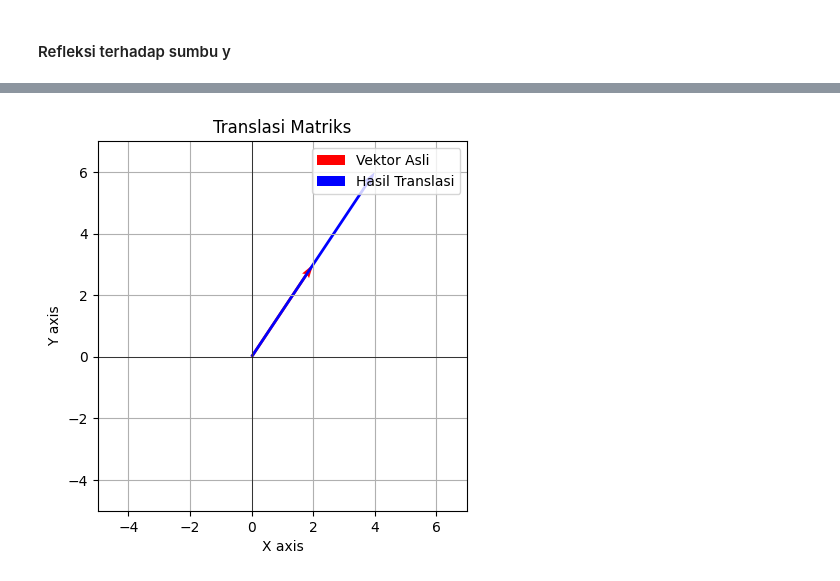
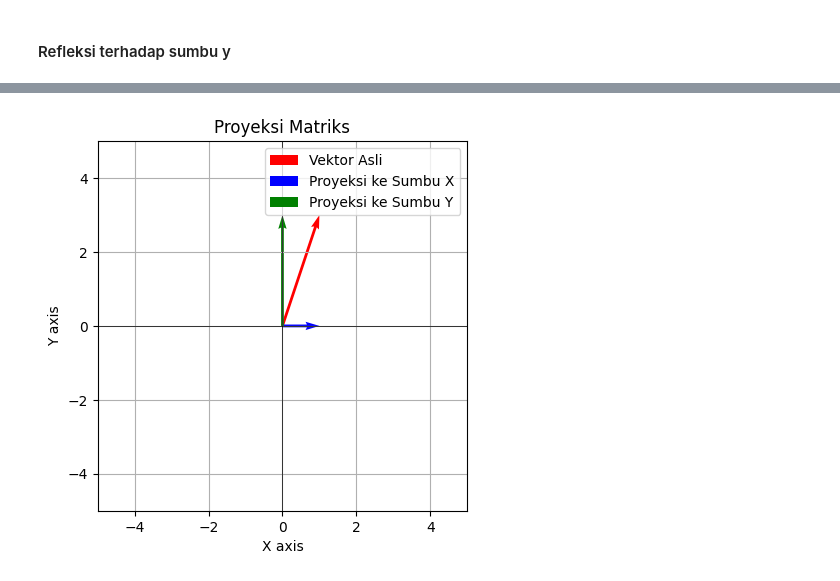
Before and after one commit to YasminAzzahra186/alin, a Jupyter notebook: _sources/Transformasi.ipynb, the cells around one changed output, grey strips where cells are left out. Cells and saved outputs as stored; diff of their text form; code cells hidden in the pictures.

```diff
--- a/_sources/Transformasi.ipynb
+++ b/_sources/Transformasi.ipynb
@@ -415,33 +565,42 @@ $$
 # %%
 import numpy as np
 import matplotlib.pyplot as plt
 
-# Matriks translasi
-translation_matrix = np.array([[1, 0, 2], [0, 1, 3], [0, 0, 1]])  # Translasi sebesar (2, 3)
+# Matriks proyeksi ke sumbu x
+Px = np.array([[1, 0], [0, 0]])
 
-# Vektor asli (ditambahkan dimensi ke-3 untuk koordinat homogen)
-original_vector_homogeneous = np.array([2, 3, 1])
+# Matriks proyeksi ke sumbu y
+Py = np.array([[0, 0], [0, 1]])
 
-# Menerapkan translasi menggunakan matriks
-translated_vector_homogeneous = np.dot(translation_matrix, original_vector_homogeneous)
+# Vektor asli
+original_vector = np.array([1, 3])
 
-# Ambil hasil translasi dari koordinat homogen dan hilangkan dimensi ke-3
-translated_vector = translated_vector_homogeneous[:2]
+# Menghitung hasil proyeksi ke sumbu x dan sumbu y
+projected_vector_x = np.dot(Px, original_vector)
+projected_vector_y = np.dot(Py, original_vector)
 
-# Plot vektor asli dan hasil translasi
+# Plot vektor asli dan hasil proyeksi
 plt.figure()
+
+# Vektor asli
 plt.quiver(0, 0, original_vector[0], original_vector[1], angles='xy', scale_units='xy', scale=1, color='r', label='Vektor Asli')
-plt.quiver(0, 0, translated_vector[0], translated_vector[1], angles='xy', scale_units='xy', scale=1, color='b', label='Hasil Translasi')
-plt.xlim(-5, 7)  # Sesuaikan batas sumbu x sesuai dengan translasi yang dilakukan
-plt.ylim(-5, 7)  # Sesuaikan batas sumbu y sesuai dengan translasi yang dilakukan
+
+# Hasil proyeksi ke sumbu x
+plt.quiver(0, 0, projected_vector_x[0], projected_vector_x[1], angles='xy', scale_units='xy', scale=1, color='b', label='Proyeksi ke Sumbu X')
+
+# Hasil proyeksi ke sumbu y
+plt.quiver(0, 0, projected_vector_y[0], projected_vector_y[1], angles='xy', scale_units='xy', scale=1, color='g', label='Proyeksi ke Sumbu Y')
+
+plt.xlim(-5, 5)
+plt.ylim(-5, 5)
 plt.xlabel('X axis')
 plt.ylabel('Y axis')
-plt.title('Translasi Matriks')
+plt.title('Proyeksi Matriks')
 plt.legend()
 plt.grid()
 plt.axhline(0, color='black', linewidth=0.5)
 plt.axvline(0, color='black', linewidth=0.5)
 plt.gca().set_aspect('equal', adjustable='box')
 plt.show()
 # %% [output]
-[figure, old version]
+[figure, new version]
```
Also changed, not shown: parts of 28 cells of this notebook, 17 other files.
